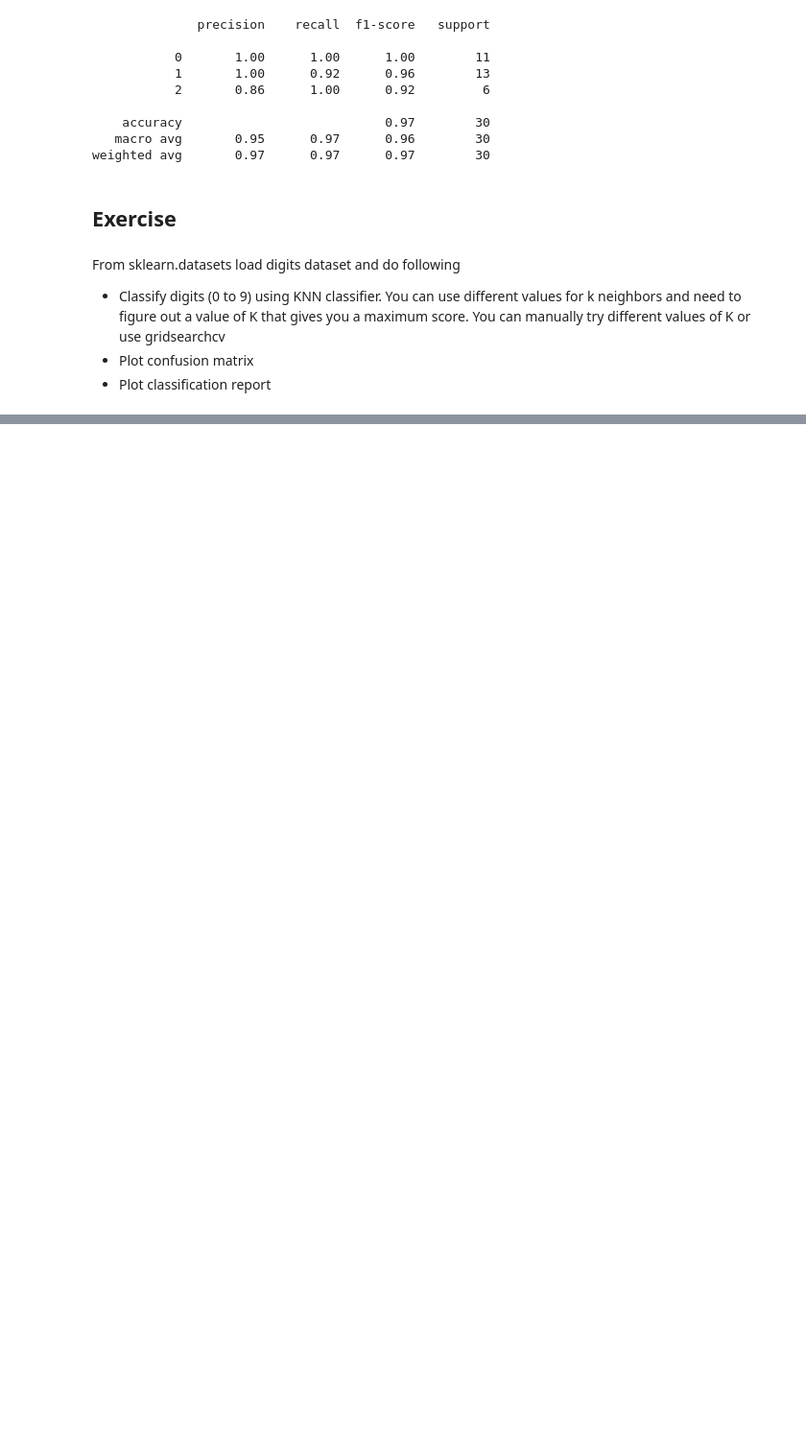
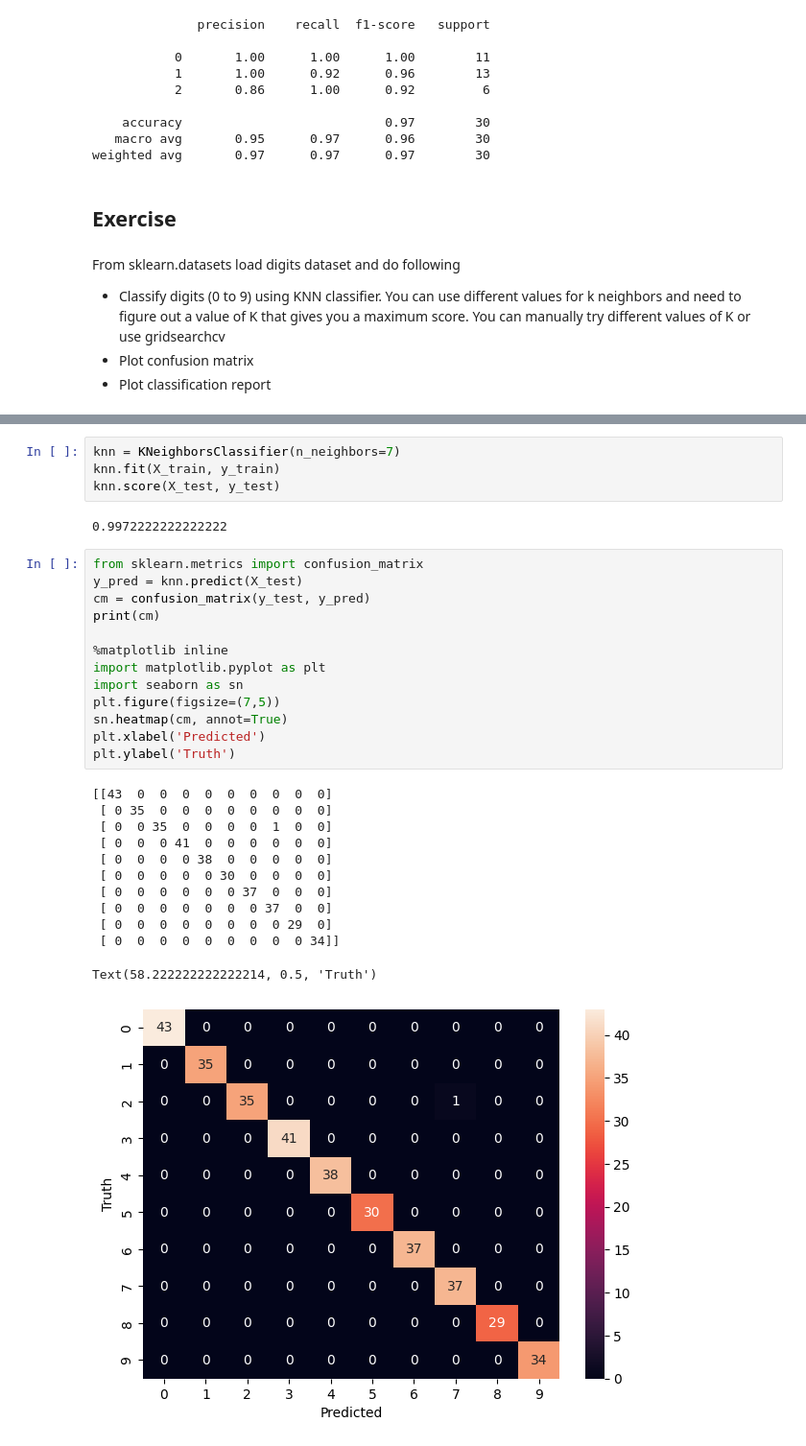
Before and after one commit to ssfatemi/DL-ML-Tutorial, a Jupyter notebook: ML-python/18_knn_classification.ipynb, the cells around one changed output, grey strips where cells are left out. Shown at 96% size. Drawn from its saved outputs; the diff is of its cells as text; blank space fills up the shorter version.

```diff
--- a/ML-python/18_knn_classification.ipynb
+++ b/ML-python/18_knn_classification.ipynb
@@ -194,0 +194,32 @@ From sklearn.datasets load digits dataset and do following
+# %%
+knn = KNeighborsClassifier(n_neighbors=7)
+knn.fit(X_train, y_train)
+knn.score(X_test, y_test)
+# %% [output]
+0.9972222222222222
+# %%
+from sklearn.metrics import confusion_matrix
+y_pred = knn.predict(X_test)
+cm = confusion_matrix(y_test, y_pred)
+print(cm)
+
+%matplotlib inline
+import matplotlib.pyplot as plt
+import seaborn as sn
+plt.figure(figsize=(7,5))
+sn.heatmap(cm, annot=True)
+plt.xlabel('Predicted')
+plt.ylabel('Truth')
+# %% [output]
+[[43  0  0  0  0  0  0  0  0  0]
+ [ 0 35  0  0  0  0  0  0  0  0]
+ [ 0  0 35  0  0  0  0  1  0  0]
+ [ 0  0  0 41  0  0  0  0  0  0]
+ [ 0  0  0  0 38  0  0  0  0  0]
+ [ 0  0  0  0  0 30  0  0  0  0]
+ [ 0  0  0  0  0  0 37  0  0  0]
+ [ 0  0  0  0  0  0  0 37  0  0]
+ [ 0  0  0  0  0  0  0  0 29  0]
+ [ 0  0  0  0  0  0  0  0  0 34]]
+Text(58.222222222222214, 0.5, 'Truth')
+[figure, added]
```
Also changed, not shown: parts of 27 cells of this notebook.
